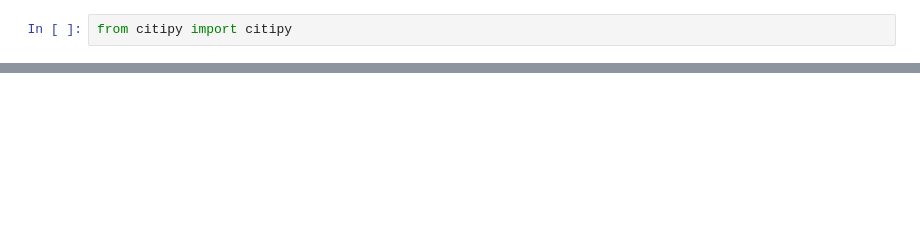
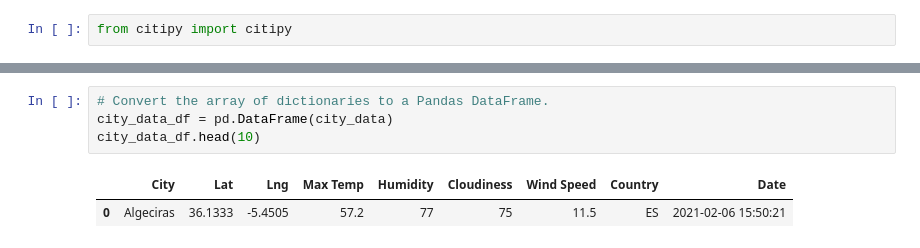
Before and after one commit to JoePedroza/World_Weather_Analysis, a Jupyter notebook: WeatherPy.ipynb, the cells around one changed output, grey strips where cells are left out. Saved outputs shown, nothing was run; the diff lists cells and outputs as text; blank space fills up the shorter version.

```diff
--- a/WeatherPy.ipynb
+++ b/WeatherPy.ipynb
@@ -84,0 +165,7 @@ len(cities)
+# %%
+# Convert the array of dictionaries to a Pandas DataFrame.
+city_data_df = pd.DataFrame(city_data)
+city_data_df.head(10)
+# %% [output]
+|  | City | Lat | Lng | Max Temp | Humidity | Cloudiness | Wind Speed | Country | Date |
+| 0 | Algeciras | 36.1333 | -5.4505 | 57.2 | 77 | 75 | 11.5 | ES | 2021-02-06 15:50:21 |
```
Also changed, not shown: parts of 8 cells of this notebook, 3 other files.
